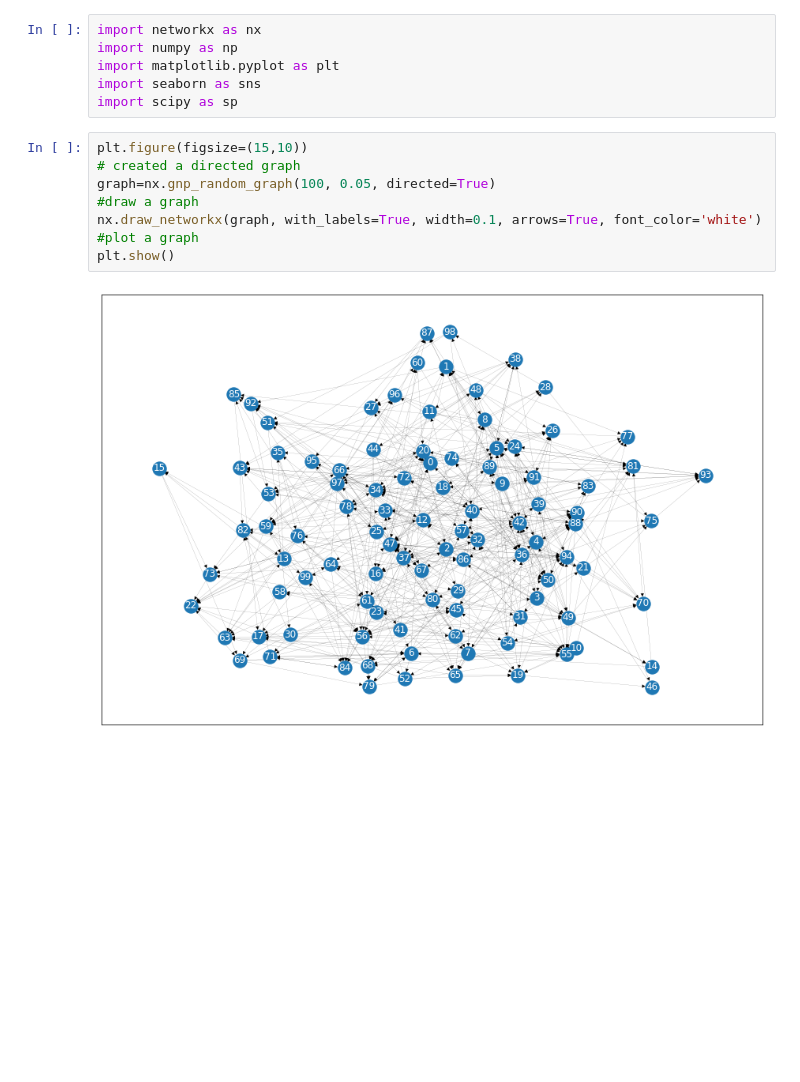
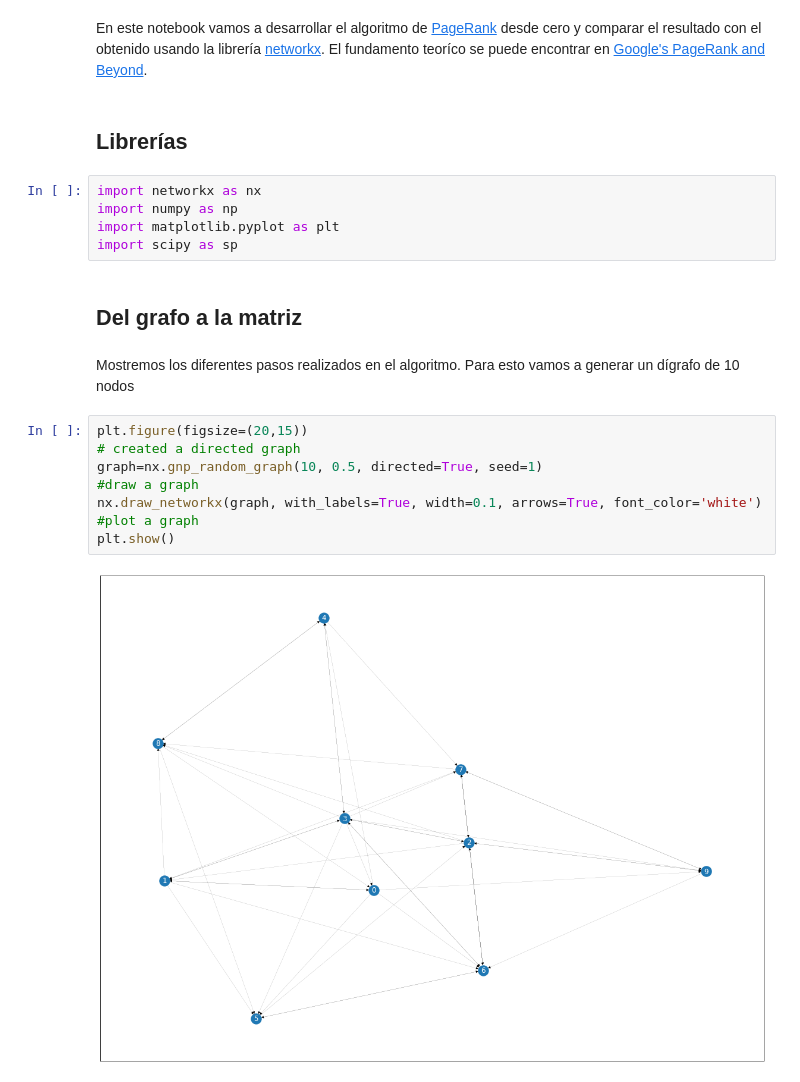
Before and after one commit to JuanDa14Sa/PageRank, a Jupyter notebook: PageRank.ipynb, the cells around one changed output. Cells and saved outputs as stored; diff of their text form; blank space fills up the shorter version.

```diff
--- a/PageRank.ipynb
+++ b/PageRank.ipynb
@@ -3,16 +5,23 @@
+# %% [markdown]
+En este notebook vamos a desarrollar el algoritmo de [PageRank](https://es.wikipedia.org/wiki/PageRank) desde cero y comparar el resultado con el obtenido usando la librería [networkx](https://networkx.org/documentation/stable/index.html). El fundamento teoríco se puede encontrar en [Google's PageRank and Beyond](https://gi.cebitec.uni-bielefeld.de/_media/teaching/2019winter/alggr/langville_meyer_2006.pdf).
+# %% [markdown]
+## Librerías
 # %%
 import networkx as nx
 import numpy as np
 import matplotlib.pyplot as plt
-import seaborn as sns
 import scipy as sp
+# %% [markdown]
+## Del grafo a la matriz
+# %% [markdown]
+Mostremos los diferentes pasos realizados en el algoritmo. Para esto vamos a generar un dígrafo de 10 nodos
 # %%
-plt.figure(figsize=(15,10))
+plt.figure(figsize=(20,15))
 # created a directed graph
-graph=nx.gnp_random_graph(100, 0.05, directed=True)
+graph=nx.gnp_random_graph(10, 0.5, directed=True, seed=1)
 #draw a graph
 nx.draw_networkx(graph, with_labels=True, width=0.1, arrows=True, font_color='white')
 #plot a graph
 plt.show()
 # %% [output]
-[figure, old version]
+[figure, new version]
```
Also changed, not shown: parts of 21 cells of this notebook.
